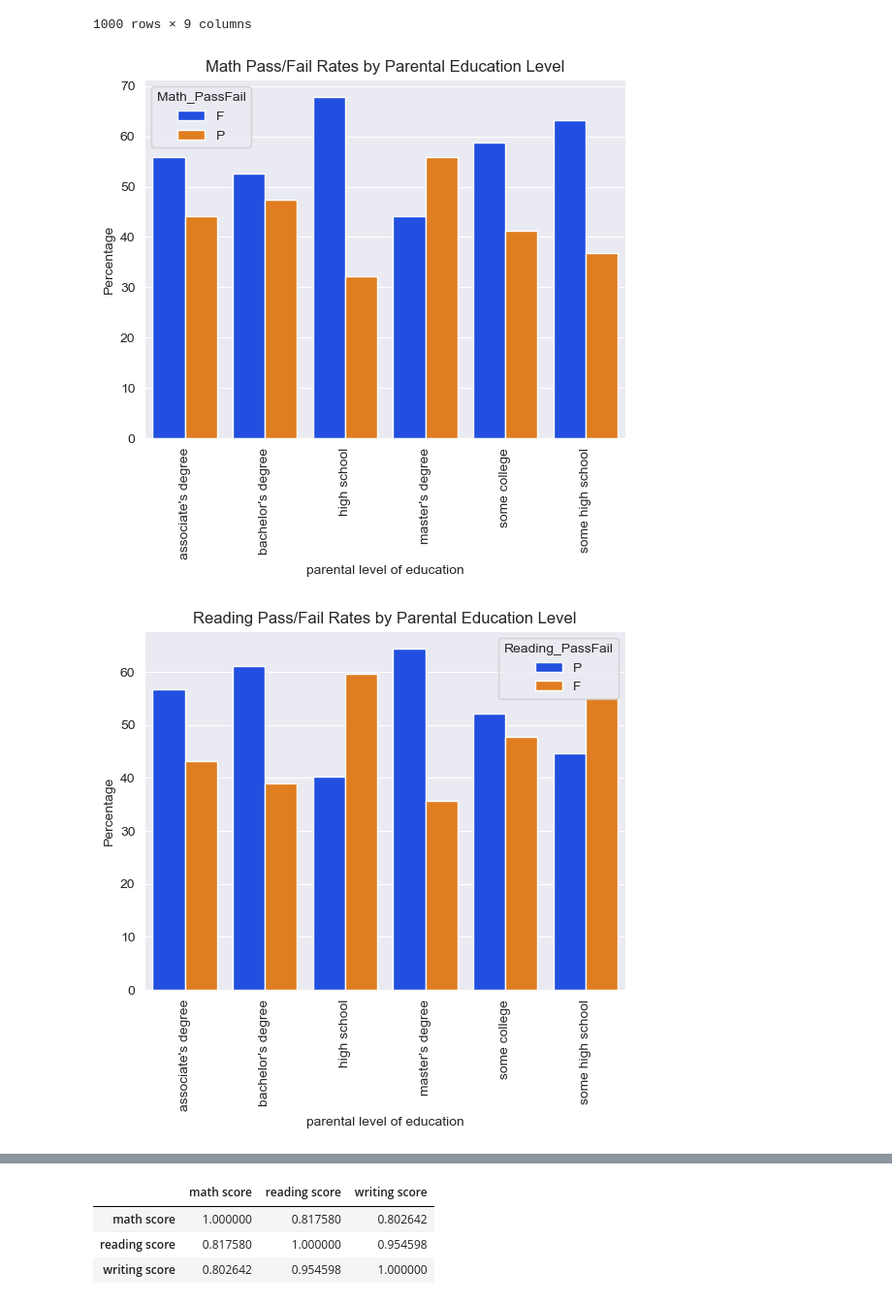
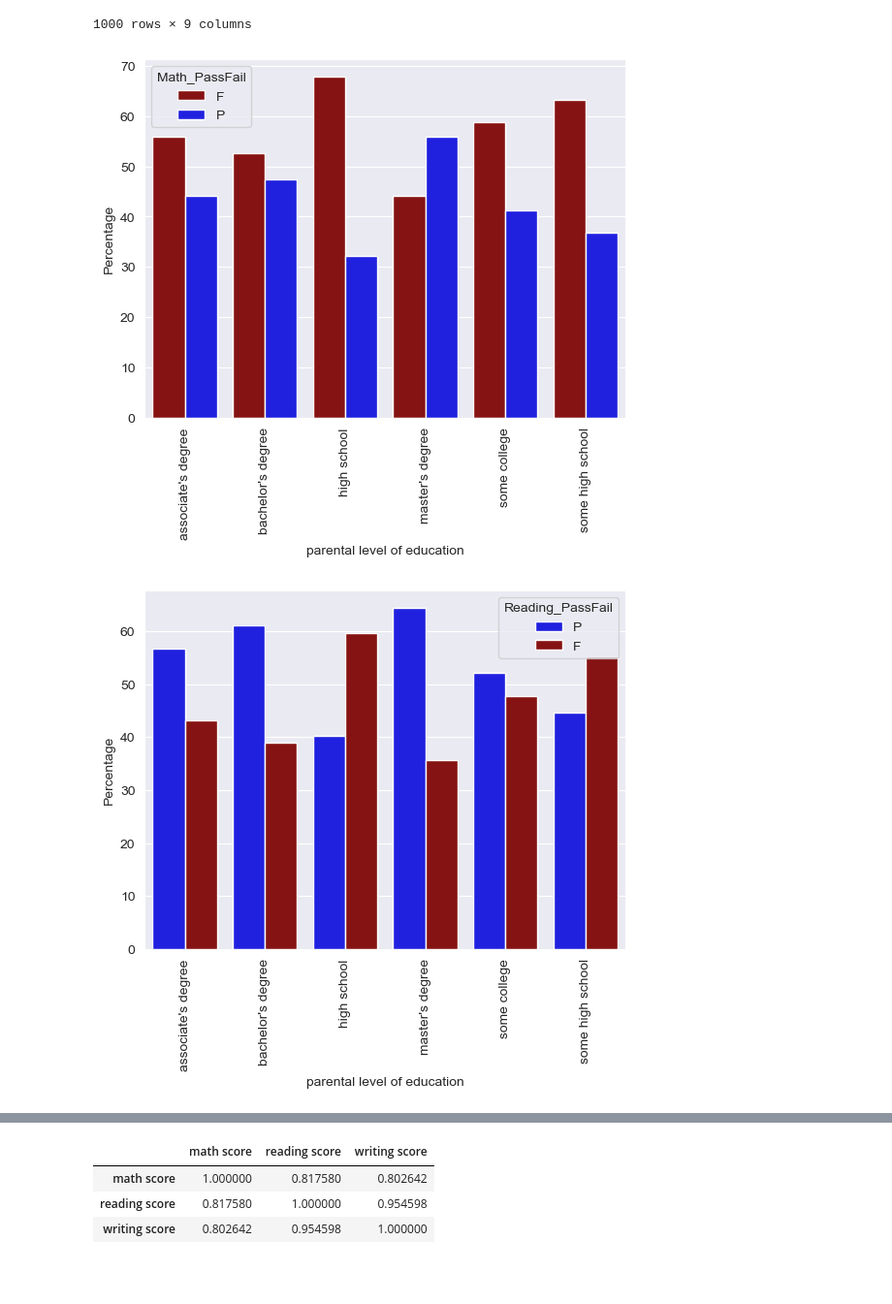
Before and after one commit to SR6/StudentPredictions, a Jupyter notebook: CSMLFinal.ipynb, the cells around one changed output, grey strips where cells are left out. Shown at 97% size. Cells and saved outputs as stored; diff of their text form; code cells hidden in the pictures; blank space fills up the shorter version.

Commit message:
charts and graphs oh my
Added in a lot of charts/graph creation. Limited DecisionTree to max depth 3 to get better results.

```diff
--- a/CSMLFinal.ipynb
+++ b/CSMLFinal.ipynb
@@ -88,41 +88,39 @@ sns.barplot(
     y="percentage",
     hue="Math_PassFail",
     data=normalized_counts,
-    palette="bright",
+    palette=["#990000","#0000FF"],
 )
 plt.xticks(rotation=90)
 plt.ylabel("Percentage")
-plt.title("Math Pass/Fail Rates by Parental Education Level")
 plt.show()
 # %% [output]
-[figure, old version]
+[figure, new version]
 # %%
 # Assuming `data_file` is your DataFrame and `passmark` is defined
 data_file["Reading_PassFail"] = np.where(data_file["reading score"] < passmark, "F", "P")
 
 # Calculate normalized percentages
 normalized_counts = (
     data_file.groupby("parental level of education")["Reading_PassFail"]
     .value_counts(normalize=True)
     .mul(100)
     .rename("percentage")
     .reset_index()
 )
 
 # Plot normalized percentages
 sns.barplot(
     x="parental level of education",
     y="percentage",
     hue="Reading_PassFail",
     data=normalized_counts,
-    palette="bright",
+    palette=["#0000FF","#990000"],
 )
 plt.xticks(rotation=90)
 plt.ylabel("Percentage")
-plt.title("Reading Pass/Fail Rates by Parental Education Level")
 plt.show()
 # %% [output]
-[figure, old version]
+[figure, new version]
 # %%
 
 # Assuming `data_file` is your DataFrame and `passmark` is defined
```
Also changed, not shown: parts of 28 cells of this notebook.
